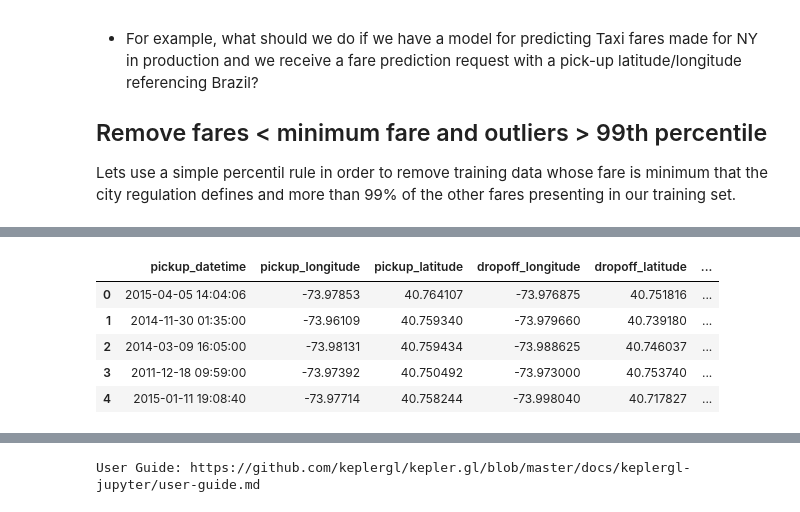
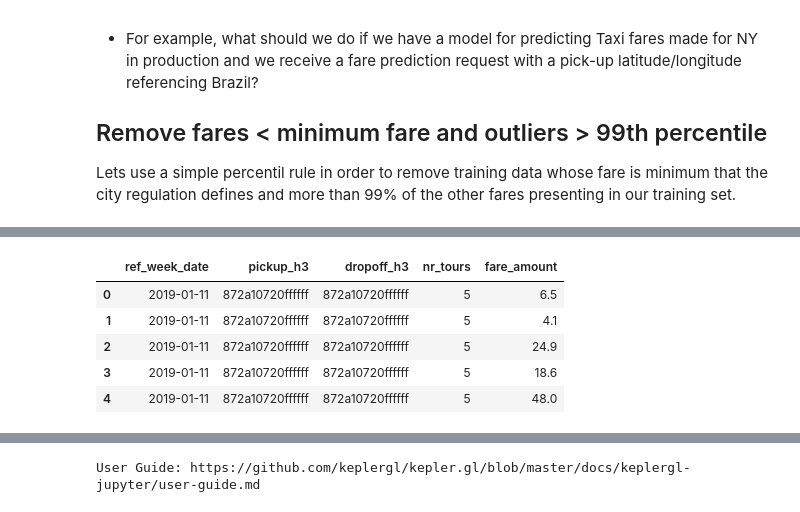
Before and after one commit to caiomiyashiro/geospatial_data_analysis, a Jupyter notebook: AMLD-2020/Presentation_AMLD_2020.ipynb, the cells around one changed output, grey strips where cells are left out. Cells and saved outputs as stored; diff of their text form; code cells hidden in the pictures.

```diff
--- a/AMLD-2020/Presentation_AMLD_2020.ipynb
+++ b/AMLD-2020/Presentation_AMLD_2020.ipynb
@@ -329,44 +344,39 @@ from datetime import timedelta
 
 def add_day(day, reference_day='2019-01-07'):
     return pd.to_datetime(reference_day) + timedelta(days=day)
 
 def average_demand_weekday(df,
                            pickup_latitude='pickup_latitude', pickup_longitude='pickup_longitude',
                            dropoff_latitude='dropoff_latitude', dropoff_longitude='dropoff_longitude',
-                           pickup_datetime='pickup_datetime', resolution=H3_RES_ANALYSIS):
+                           pickup_datetime='pickup_datetime', fare='fare_amount', resolution=H3_RES_ANALYSIS):
     df = df.copy()
 
     # hexagon indices
     df['pickup_h3'] = [h3.geo_to_h3(lat, long, res=resolution) for lat, long in zip(df[pickup_latitude],
                                                                                     df[pickup_longitude])]
     df['dropoff_h3'] = [h3.geo_to_h3(lat, long, res=resolution) for lat, long in zip(df[dropoff_latitude],
                                                                                     df[dropoff_longitude])]
-
-    df['pickup_datetime'] = pd.to_datetime(df_train['pickup_datetime'], utc=True).dt.tz_convert('Europe/Berlin')
-
-
-
     # weekday
     df['weekday'] = df[pickup_datetime].dt.dayofweek
 
     # aggregate per hexagon and weekday
-    df_aggregated = df.groupby(['pickup_h3','weekday']).size().reset_index(name='counts')
+    df_aggregated = df.groupby(['pickup_h3','weekday']).size().reset_index(name='nr_tours')
 
     df_demand = df.merge(df_aggregated, how = 'inner', on = ['pickup_h3', 'weekday'])
 
     # introduce a reference day as a reference week to have a playback option in kepler
     df_demand['ref_week_date'] = df_demand.weekday.apply(add_day)
 
 
-    return df_demand
+    return df_demand[['ref_week_date', 'pickup_h3', 'dropoff_h3', 'nr_tours', fare]]
 
 df_hex = average_demand_weekday(df_train, resolution=H3_RES_ANALYSIS)
 
 df_hex.head()
 # %% [output]
-|  | pickup_datetime | pickup_longitude | pickup_latitude | dropoff_longitude | dropoff_latitude | ... |
-| 0 | 2015-04-05 14:04:06 | -73.97853 | 40.764107 | -73.976875 | 40.751816 | ... |
-| 1 | 2014-11-30 01:35:00 | -73.96109 | 40.759340 | -73.979660 | 40.739180 | ... |
-| 2 | 2014-03-09 16:05:00 | -73.98131 | 40.759434 | -73.988625 | 40.746037 | ... |
-| 3 | 2011-12-18 09:59:00 | -73.97392 | 40.750492 | -73.973000 | 40.753740 | ... |
-| 4 | 2015-01-11 19:08:40 | -73.97714 | 40.758244 | -73.998040 | 40.717827 | ... |
+|  | ref_week_date | pickup_h3 | dropoff_h3 | nr_tours | fare_amount |
+| 0 | 2019-01-11 | 872a10720ffffff | 872a10720ffffff | 5 | 6.5 |
+| 1 | 2019-01-11 | 872a10720ffffff | 872a10720ffffff | 5 | 4.1 |
+| 2 | 2019-01-11 | 872a10720ffffff | 872a10720ffffff | 5 | 24.9 |
+| 3 | 2019-01-11 | 872a10720ffffff | 872a10720ffffff | 5 | 18.6 |
+| 4 | 2019-01-11 | 872a10720ffffff | 872a10720ffffff | 5 | 48.0 |
```
Also changed, not shown: parts of 16 cells of this notebook, 4 other files.
